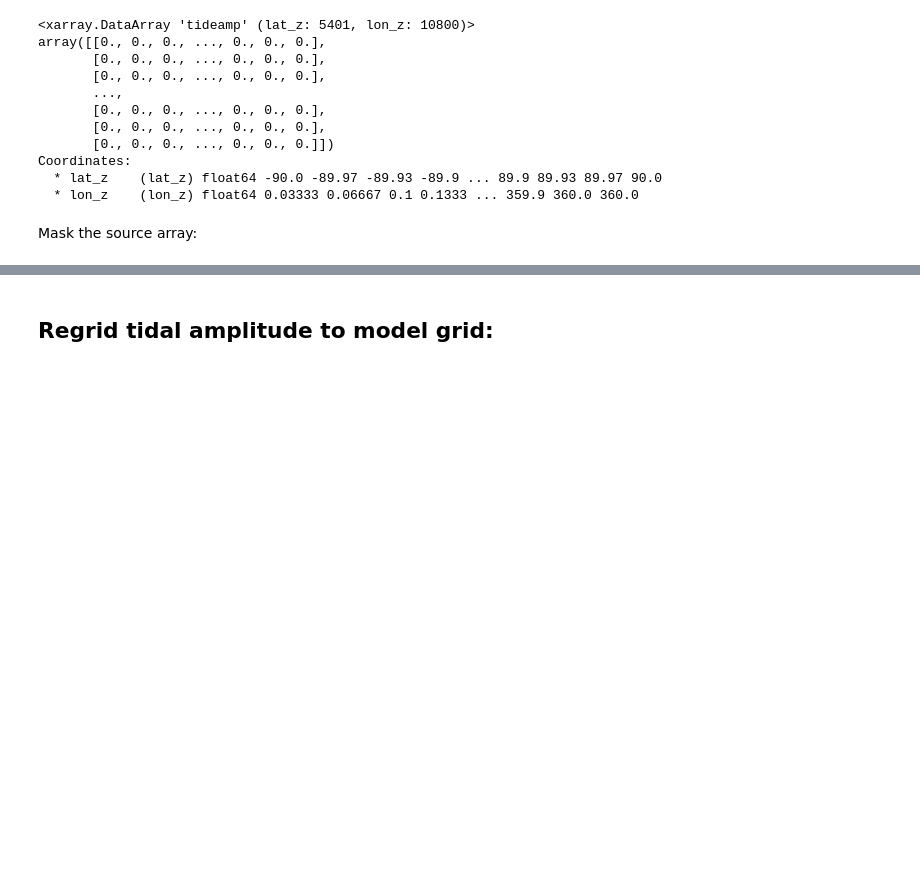
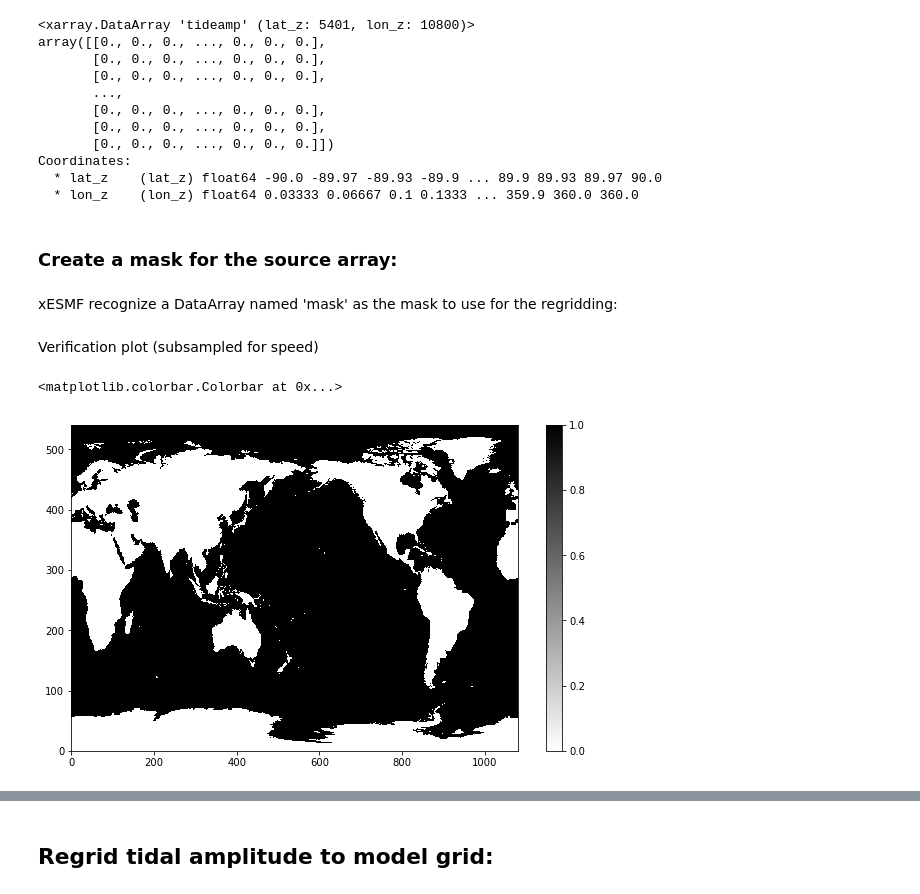
Before and after one commit to raphaeldussin/OM4p25_tideamp, a Jupyter notebook: Tidal_forcing_TPXO8_OM4p25.ipynb, the cells around one changed output, grey strips where cells are left out. Cells and saved outputs as stored; diff of their text form; code cells hidden in the pictures; blank space fills up the shorter version.

```diff
--- a/Tidal_forcing_TPXO8_OM4p25.ipynb
+++ b/Tidal_forcing_TPXO8_OM4p25.ipynb
@@ -215,4 +215,6 @@ Coordinates:
   * lat_z    (lat_z) float64 -90.0 -89.97 -89.93 -89.9 ... 89.9 89.93 89.97 90.0
   * lon_z    (lon_z) float64 0.03333 0.06667 0.1 0.1333 ... 359.9 360.0 360.0
 # %% [markdown]
-Mask the source array:
+### Create a mask for the source array:
+# %% [markdown]
+xESMF recognize a DataArray named 'mask' as the mask to use for the regridding:
@@ -219 +224,10 @@ Mask the source array:
+# %% [markdown]
+Verification plot (subsampled for speed)
+# %%
+plt.figure(figsize=[10,6])
+plt.pcolormesh(tpxo8_merged['mask'].values[::10, ::10], cmap='binary')
+plt.colorbar()
+# %% [output]
+<matplotlib.colorbar.Colorbar at 0x...>
+[figure, added]
 # %%
```
Also changed, not shown: parts of 17 cells of this notebook, 7 other files.
